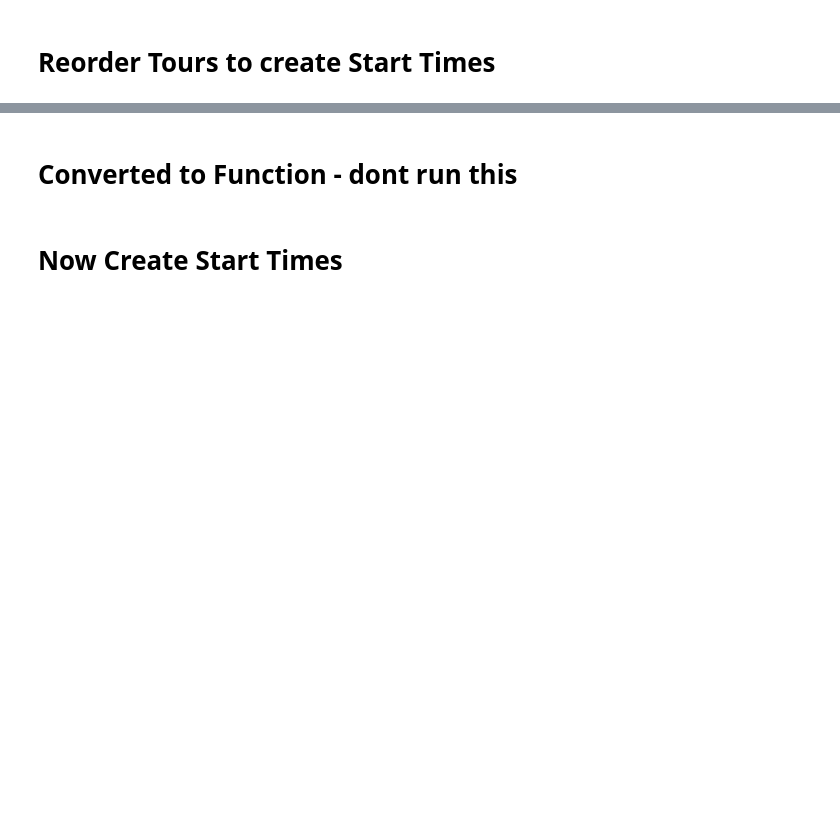
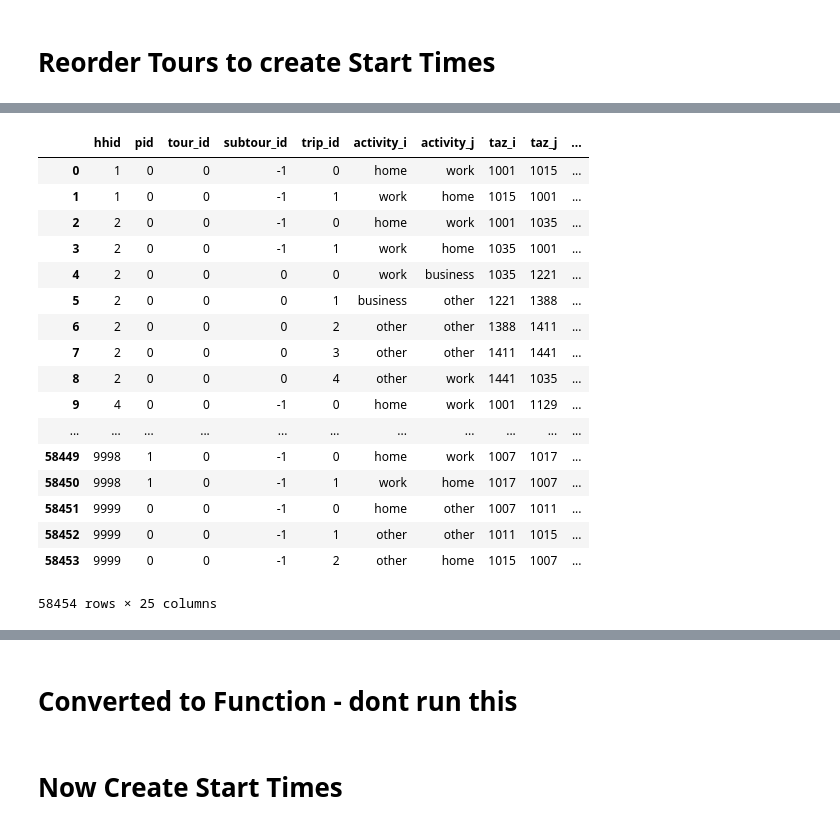
Before and after one commit to DuggalM/R-Codes, a Jupyter notebook: StartTimes_IMM.ipynb, the cells around one changed output, grey strips where cells are left out. Drawn from its saved outputs; the diff is of its cells as text; code cells hidden in the pictures; blank space fills up the shorter version.

```diff
--- a/StartTimes_IMM.ipynb
+++ b/StartTimes_IMM.ipynb
@@ -116,6 +120,7 @@ sorted_df = {}
 # select all the records that need reordering
 worktours = temp_df.loc[temp_df['subtour_id'] == 0]
 worktours = worktours.groupby(['hhid', 'pid']).size().reset_index(name = 'counts')
+worktours = worktours.loc[worktours['hhid'] == 2]
 
 for i in range(0, len(worktours)):
 
@@ -135,10 +140,10 @@ for i in range(0, len(worktours)):
         # run function to sort the tours
         sorted_df[name] = sorted_tours(vals, group)
 
-# concatenate the dictionary of dataframes collected.
-# Then remove the corresponding records from the master dataframe and concatenate
-# the sorted tours
-sdf = pd.concat(sorted_df.values())
-temp_df = temp_df[~temp_df.index.isin(sdf.index)]
-temp_df = pd.concat([temp_df, sdf]).sort_values(['hhid', 'pid'])
+# # concatenate the dictionary of dataframes collected.
+# # Then remove the corresponding records from the master dataframe and concatenate
+# # the sorted tours
+# sdf = pd.concat(sorted_df.values())
+# temp_df = temp_df[~temp_df.index.isin(sdf.index)]
+# temp_df = pd.concat([temp_df, sdf]).sort_values(['hhid', 'pid'])
 # %% [output]
@@ -145,0 +151,21 @@ Wall time: 17.3 s
+# %%
+temp_df
+# %% [output]
+|  | hhid | pid | tour_id | subtour_id | trip_id | activity_i | activity_j | taz_i | taz_j | ... |
+| 0 | 1 | 0 | 0 | -1 | 0 | home | work | 1001 | 1015 | ... |
+| 1 | 1 | 0 | 0 | -1 | 1 | work | home | 1015 | 1001 | ... |
+| 2 | 2 | 0 | 0 | -1 | 0 | home | work | 1001 | 1035 | ... |
+| 3 | 2 | 0 | 0 | -1 | 1 | work | home | 1035 | 1001 | ... |
+| 4 | 2 | 0 | 0 | 0 | 0 | work | business | 1035 | 1221 | ... |
+| 5 | 2 | 0 | 0 | 0 | 1 | business | other | 1221 | 1388 | ... |
+| 6 | 2 | 0 | 0 | 0 | 2 | other | other | 1388 | 1411 | ... |
+| 7 | 2 | 0 | 0 | 0 | 3 | other | other | 1411 | 1441 | ... |
+| 8 | 2 | 0 | 0 | 0 | 4 | other | work | 1441 | 1035 | ... |
+| 9 | 4 | 0 | 0 | -1 | 0 | home | work | 1001 | 1129 | ... |
+| ... | ... | ... | ... | ... | ... | ... | ... | ... | ... | ... |
+| 58449 | 9998 | 1 | 0 | -1 | 0 | home | work | 1007 | 1017 | ... |
+| 58450 | 9998 | 1 | 0 | -1 | 1 | work | home | 1017 | 1007 | ... |
+| 58451 | 9999 | 0 | 0 | -1 | 0 | home | other | 1007 | 1011 | ... |
+| 58452 | 9999 | 0 | 0 | -1 | 1 | other | other | 1011 | 1015 | ... |
+| 58453 | 9999 | 0 | 0 | -1 | 2 | other | home | 1015 | 1007 | ... |
+58454 rows × 25 columns
```
Also changed, not shown: parts of 13 cells of this notebook.
